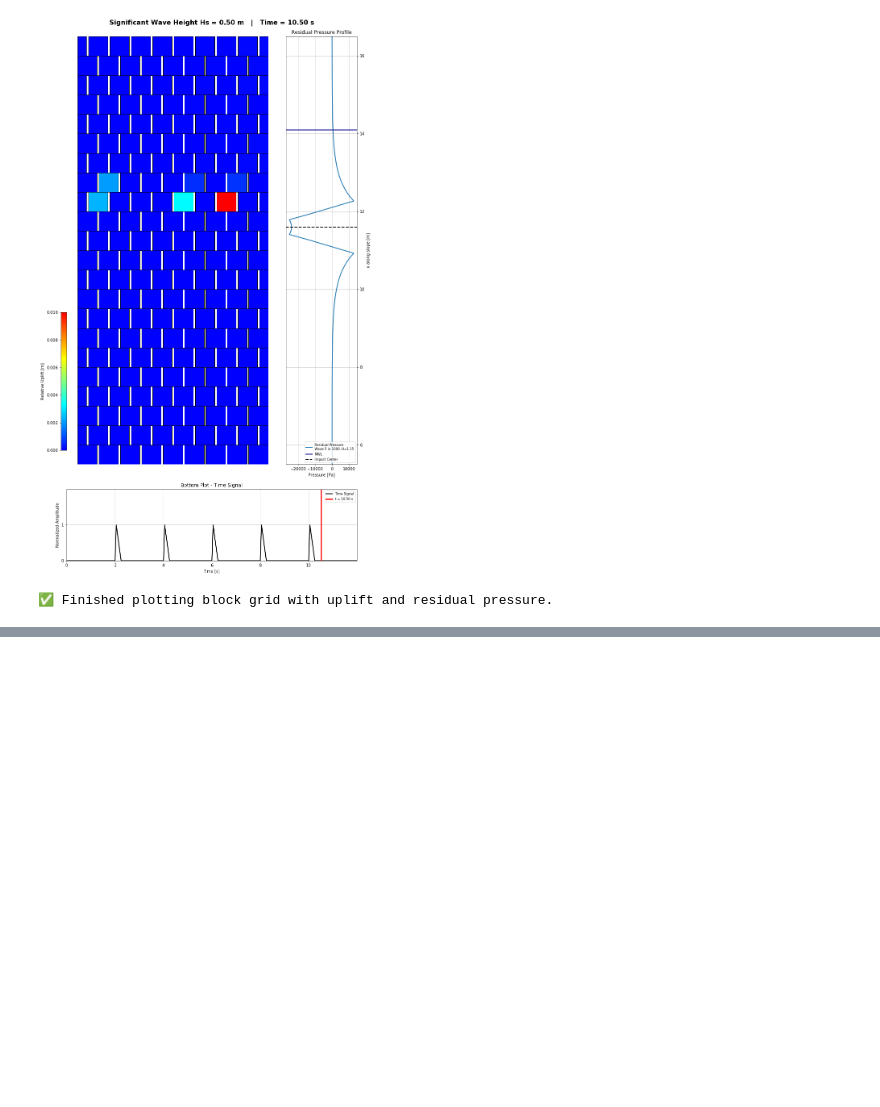
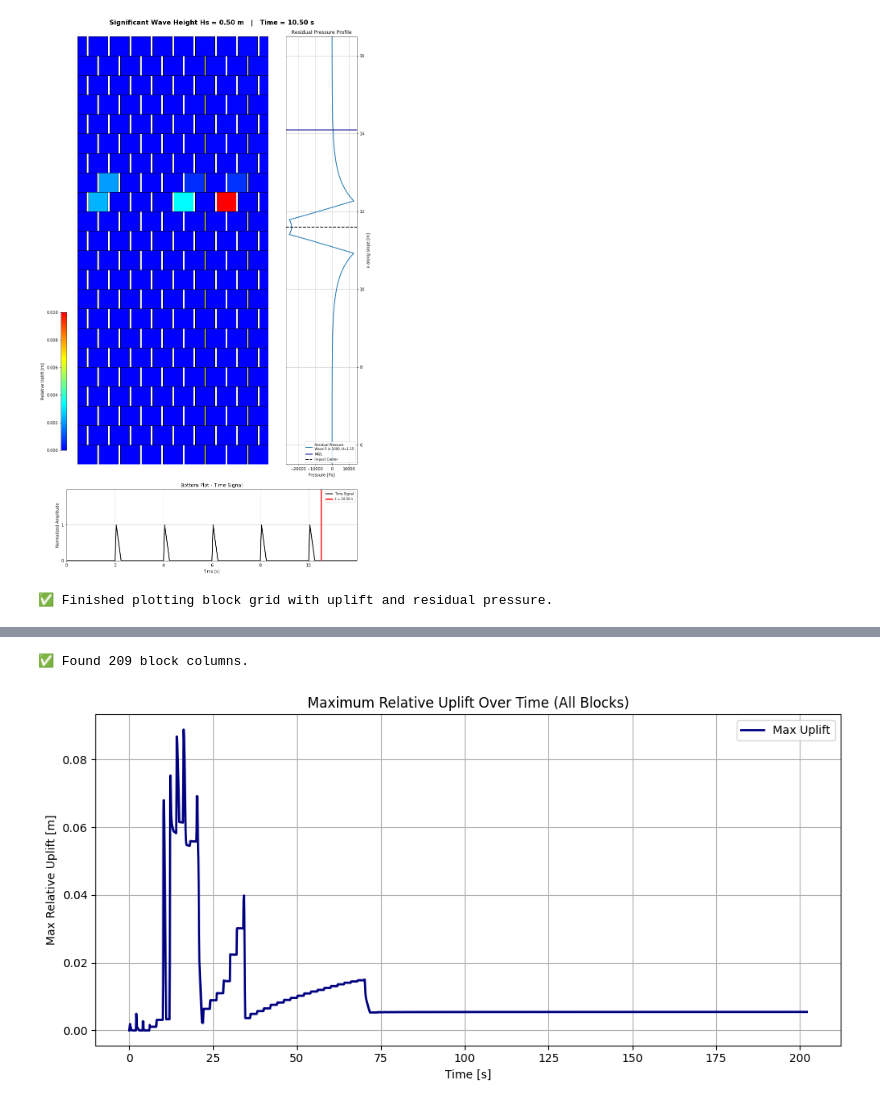
Before and after one commit to ThomasPennockTU/Thesis_Repository, a Jupyter notebook: workfolder/uplift/uplift_notebook.ipynb, the cells around one changed output, grey strips where cells are left out. Saved outputs shown, nothing was run; the diff lists cells and outputs as text; code cells hidden in the pictures; blank space fills up the shorter version.

```diff
--- a/workfolder/uplift/uplift_notebook.ipynb
+++ b/workfolder/uplift/uplift_notebook.ipynb
@@ -1579,0 +2090,79 @@ MWL (along slope): 14.10 m
+# %%
+import pandas as pd
+import matplotlib.pyplot as plt
+import numpy as np
+
+# --- Settings ---
+csv_path = 'relative_uplift_timeseries_06_200_corrected.csv'
+# fly_out_value = 2.01
+
+# --- Load CSV ---
+df = pd.read_csv(csv_path)
+
+# Detect time column automatically
+if "CumulativeTime" in df.columns:
+    time_col = "CumulativeTime"
+elif df.columns[0].lower() == "step":
+    time_col = df.columns[1]
+else:
+    time_col = df.columns[0]
+
+# Extract time array
+time_values = df[time_col]
+
+# Find all block columns (assuming they start with 'B-')
+block_cols = [col for col in df.columns if col.startswith('B-')]
+
+if not block_cols:
+    print("⛔ No block columns found!")
+else:
+    print(f"✅ Found {len(block_cols)} block columns.")
+
+    # Copy block data
+    block_data = df[block_cols].copy()
+
+    # Create mask for fly-out values
+    fly_out_mask = (block_data == fly_out_value)
+
+    # Replace 99 with NaN so max ignores them
+    block_data_cleaned = block_data.replace(fly_out_value, np.nan)
+
+    # Compute max uplift ignoring fly-outs
+    max_uplift = block_data_cleaned.max(axis=1)
+
+    # Find first fly-out time for each block
+    first_loss_times = []
+    for col in block_cols:
+        fly_out_indices = fly_out_mask.index[fly_out_mask[col]].tolist()
+        if fly_out_indices:
+            first_idx = fly_out_indices[0]
+            first_loss_times.append(time_values.iloc[first_idx])
+
+    first_loss_times = sorted(set(first_loss_times))  # remove duplicates and sort
+
+    # Plot
+    plt.figure(figsize=(10,5))
+    plt.plot(time_values, max_uplift, color='navy', linewidth=2, label='Max Uplift')
+
+    # Plot single cross per block-loss time
+    if len(first_loss_times) > 0:
+        cross_y_value = max_uplift.max() * 1.1 if max_uplift.max() > 0 else 0.01
+        plt.scatter(
+            first_loss_times,
+            [cross_y_value] * len(first_loss_times),
+            color='red',
+            marker='x',
+            s=80,
+            label='Block Loss (First Occurrence)'
+        )
+
+    plt.xlabel("Time [s]")
+    plt.ylabel("Max Relative Uplift [m]")
+    plt.title("Maximum Relative Uplift Over Time (All Blocks)")
+    plt.legend()
+    plt.grid(True)
+    plt.tight_layout()
+    plt.show()
+# %% [output]
+✅ Found 209 block columns.
+[figure, added]
```
Also changed, not shown: parts of 4 cells of this notebook, 6 other files.
